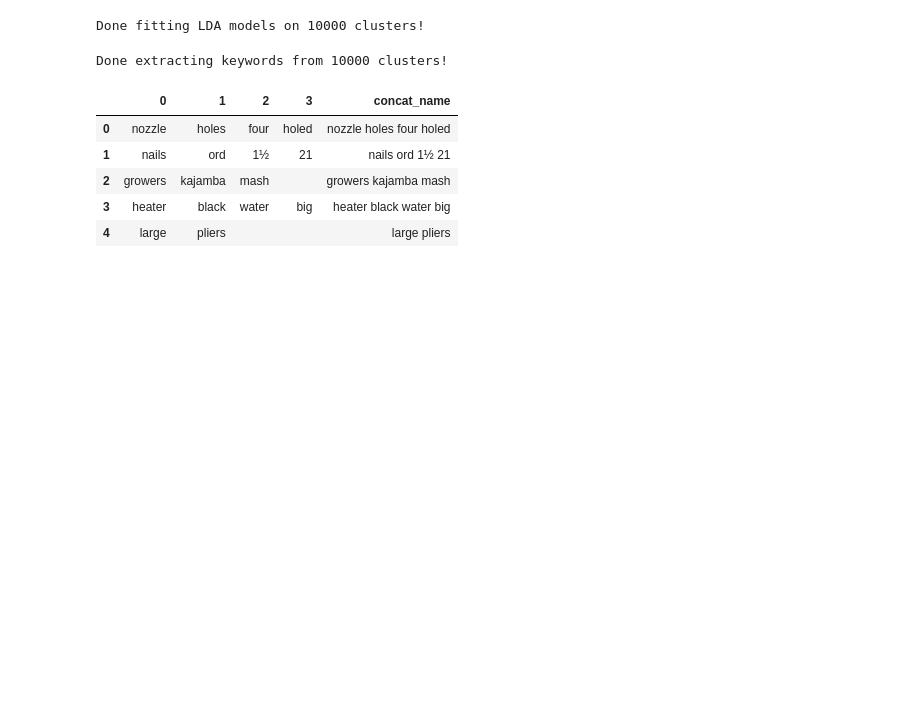
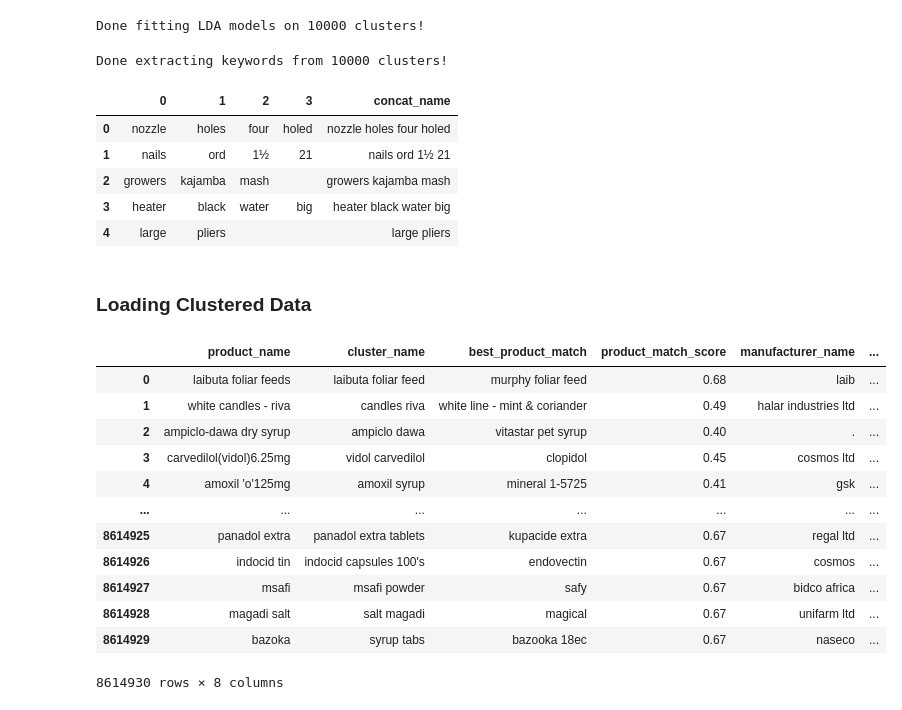
Before and after one commit to natbernard/Clustering-for-Product-Matching, a Jupyter notebook: model/clustering_stockist_transactions.ipynb, the cells around one changed output. Cells and saved outputs as stored; diff of their text form; code cells hidden in the pictures; blank space fills up the shorter version.

```diff
--- a/model/clustering_stockist_transactions.ipynb
+++ b/model/clustering_stockist_transactions.ipynb
@@ -319,3 +322,22 @@ keywords_df.head()
 | 2 | growers | kajamba | mash |  | growers kajamba mash |
 | 3 | heater | black | water | big | heater black water big |
 | 4 | large | pliers |  |  | large pliers |
+# %% [markdown]
+### Loading Clustered Data
+# %%
+clustered_data = pd.read_csv('/home/natasha/Documents/Iprocure/Clustering-for-Product-Matching/data/clustered_stockist_transactions.csv')
+clustered_data
+# %% [output]
+|  | product_name | cluster_name | best_product_match | product_match_score | manufacturer_name | ... |
+| 0 | laibuta foliar feeds | laibuta foliar feed | murphy foliar feed | 0.68 | laib | ... |
+| 1 | white candles - riva | candles riva | white line - mint & coriander | 0.49 | halar industries ltd | ... |
+| 2 | ampiclo-dawa dry syrup | ampiclo dawa | vitastar pet syrup | 0.40 | . | ... |
+| 3 | carvedilol(vidol)6.25mg | vidol carvedilol | clopidol | 0.45 | cosmos ltd | ... |
+| 4 | amoxil 'o'125mg | amoxil syrup | mineral 1-5725 | 0.41 | gsk | ... |
+| ... | ... | ... | ... | ... | ... | ... |
+| 8614925 | panadol extra | panadol extra tablets | kupacide extra | 0.67 | regal ltd | ... |
+| 8614926 | indocid tin | indocid capsules 100's | endovectin | 0.67 | cosmos | ... |
+| 8614927 | msafi | msafi powder | safy | 0.67 | bidco africa | ... |
+| 8614928 | magadi salt | salt magadi | magical | 0.67 | unifarm ltd | ... |
+| 8614929 | bazoka | syrup tabs | bazooka 18ec | 0.67 | naseco | ... |
+8614930 rows × 8 columns
```
Also changed, not shown: parts of 21 cells of this notebook.
